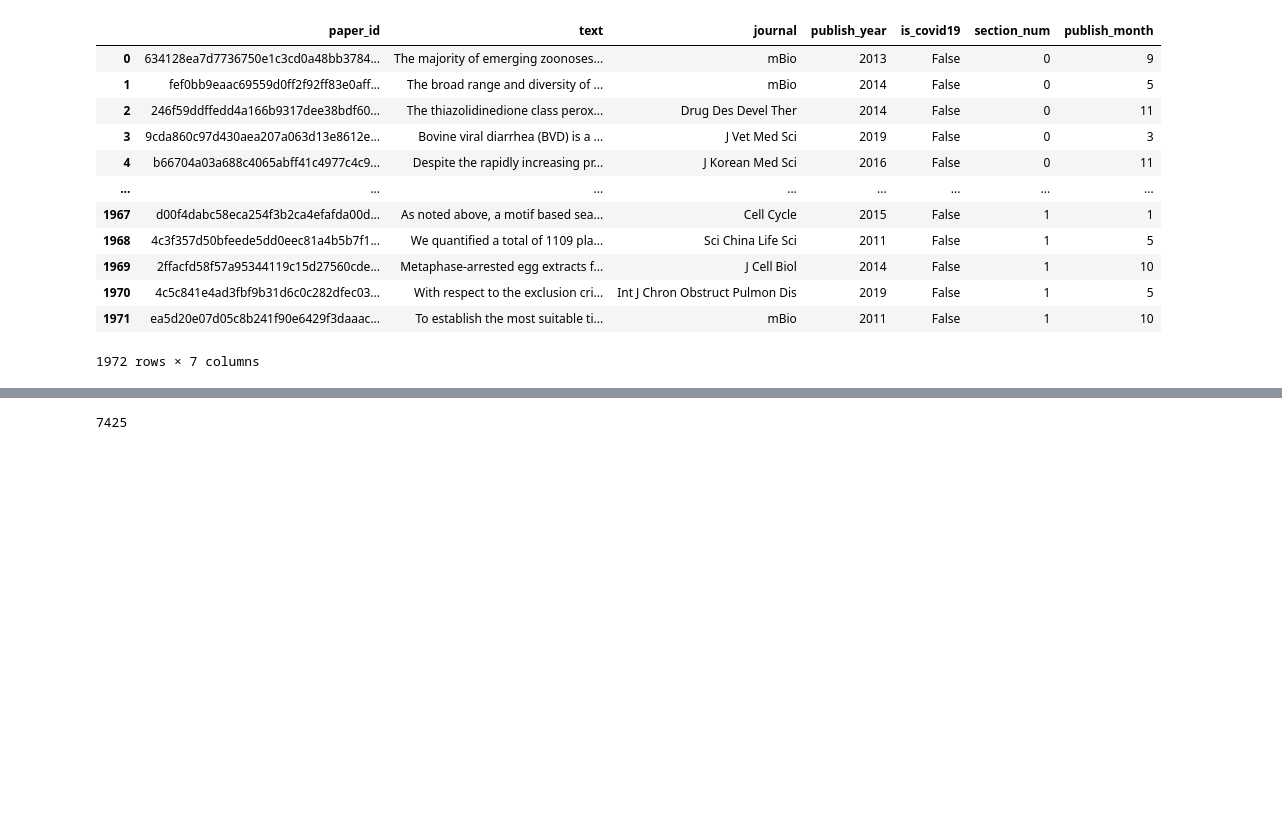
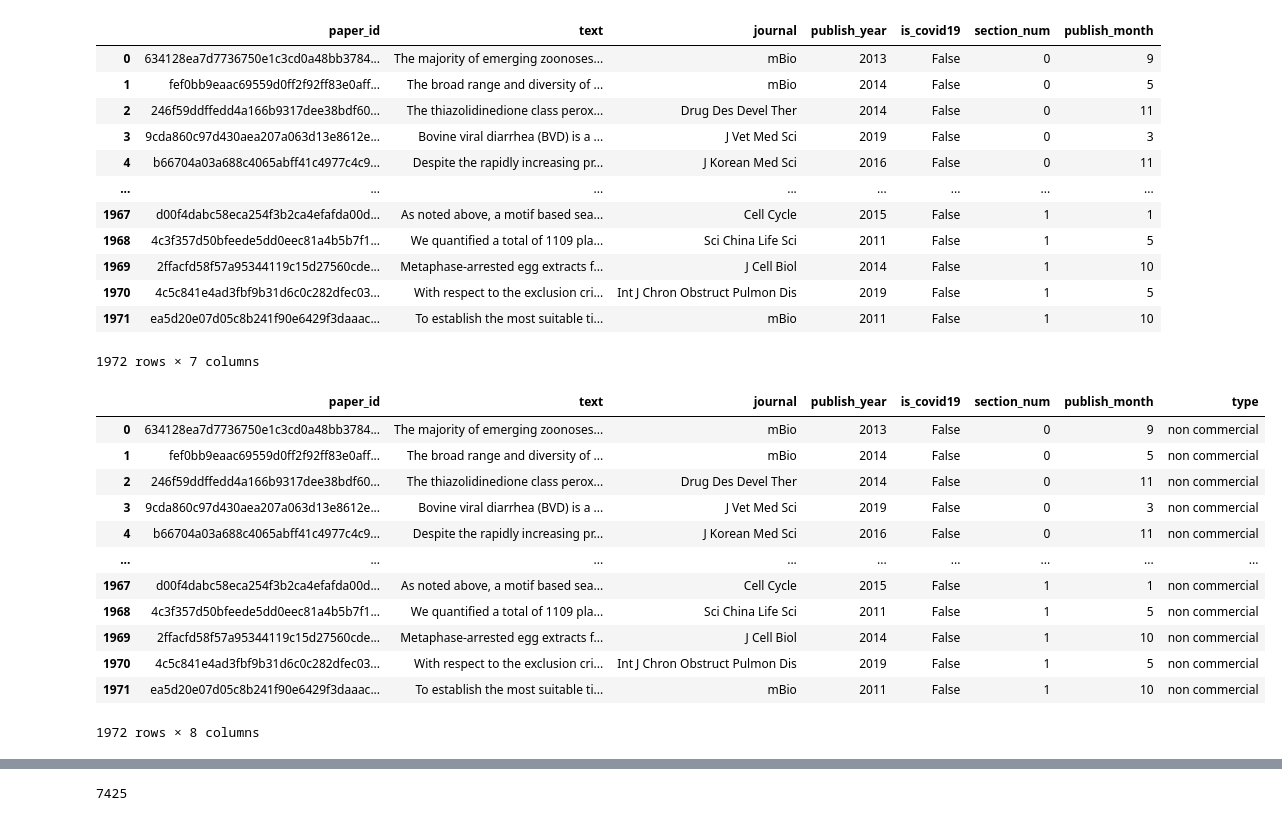
Before and after one commit to vidhig/covid19-research-data-analysis, a Jupyter notebook: notebooks/data_pre_process.ipynb, the cells around one changed output, grey strips where cells are left out. Cells and saved outputs as stored; diff of their text form; code cells hidden in the pictures; blank space fills up the shorter version.

```diff
--- a/notebooks/data_pre_process.ipynb
+++ b/notebooks/data_pre_process.ipynb
@@ -64,6 +81,23 @@ non_comm
 | 1970 | 4c5c841e4ad3fbf9b31d6c0c282dfec03... | With respect to the exclusion cri... | Int J Chron Obstruct Pulmon Dis | 2019 | False | 1 | 5 |
 | 1971 | ea5d20e07d05c8b241f90e6429f3daaac... | To establish the most suitable ti... | mBio | 2011 | False | 1 | 10 |
 1972 rows × 7 columns
+# %%
+non_comm['type'] = 'non commercial'
+non_comm
+# %% [output]
+|  | paper_id | text | journal | publish_year | is_covid19 | section_num | publish_month | type |
+| 0 | 634128ea7d7736750e1c3cd0a48bb3784... | The majority of emerging zoonoses... | mBio | 2013 | False | 0 | 9 | non commercial |
+| 1 | fef0bb9eaac69559d0ff2f92ff83e0aff... | The broad range and diversity of ... | mBio | 2014 | False | 0 | 5 | non commercial |
+| 2 | 246f59ddffedd4a166b9317dee38bdf60... | The thiazolidinedione class perox... | Drug Des Devel Ther | 2014 | False | 0 | 11 | non commercial |
+| 3 | 9cda860c97d430aea207a063d13e8612e... | Bovine viral diarrhea (BVD) is a ... | J Vet Med Sci | 2019 | False | 0 | 3 | non commercial |
+| 4 | b66704a03a688c4065abff41c4977c4c9... | Despite the rapidly increasing pr... | J Korean Med Sci | 2016 | False | 0 | 11 | non commercial |
+| ... | ... | ... | ... | ... | ... | ... | ... | ... |
+| 1967 | d00f4dabc58eca254f3b2ca4efafda00d... | As noted above, a motif based sea... | Cell Cycle | 2015 | False | 1 | 1 | non commercial |
+| 1968 | 4c3f357d50bfeede5dd0eec81a4b5b7f1... | We quantified a total of 1109 pla... | Sci China Life Sci | 2011 | False | 1 | 5 | non commercial |
+| 1969 | 2ffacfd58f57a95344119c15d27560cde... | Metaphase-arrested egg extracts f... | J Cell Biol | 2014 | False | 1 | 10 | non commercial |
+| 1970 | 4c5c841e4ad3fbf9b31d6c0c282dfec03... | With respect to the exclusion cri... | Int J Chron Obstruct Pulmon Dis | 2019 | False | 1 | 5 | non commercial |
+| 1971 | ea5d20e07d05c8b241f90e6429f3daaac... | To establish the most suitable ti... | mBio | 2011 | False | 1 | 10 | non commercial |
+1972 rows × 8 columns
 # %%
 df = pd.concat([comm, non_comm])
 # %%
```
Also changed, not shown: parts of 4 cells of this notebook, 3 other files.
